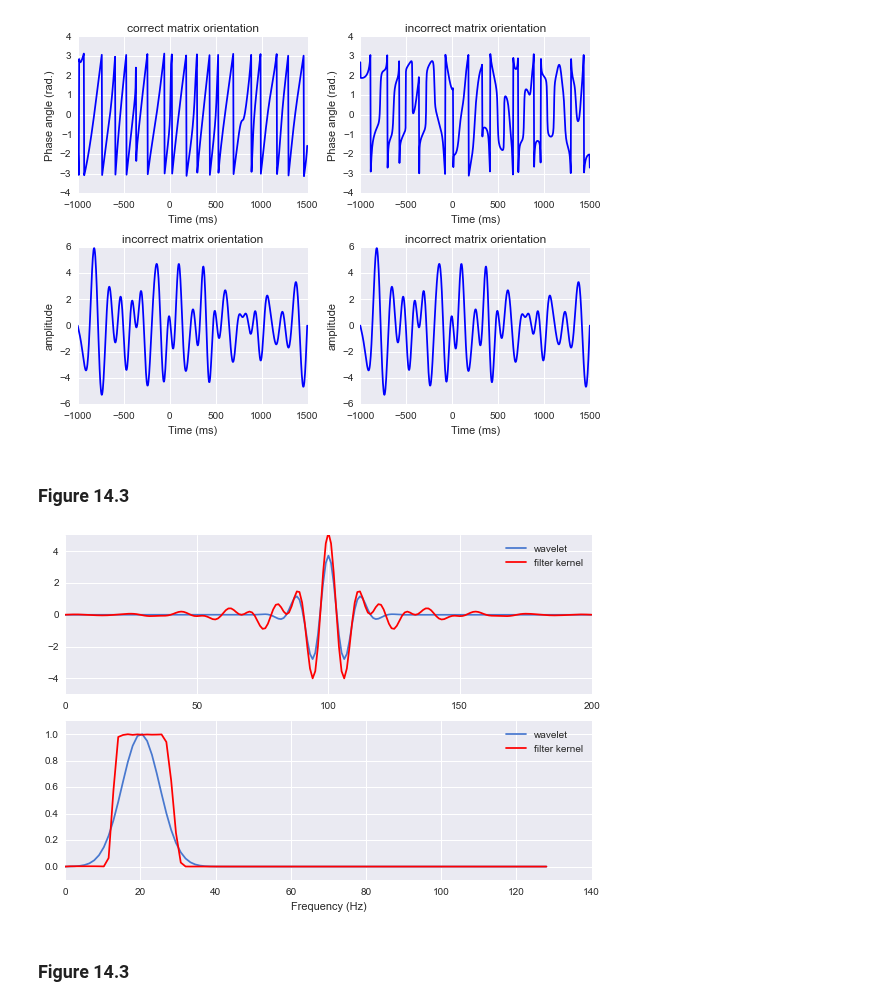
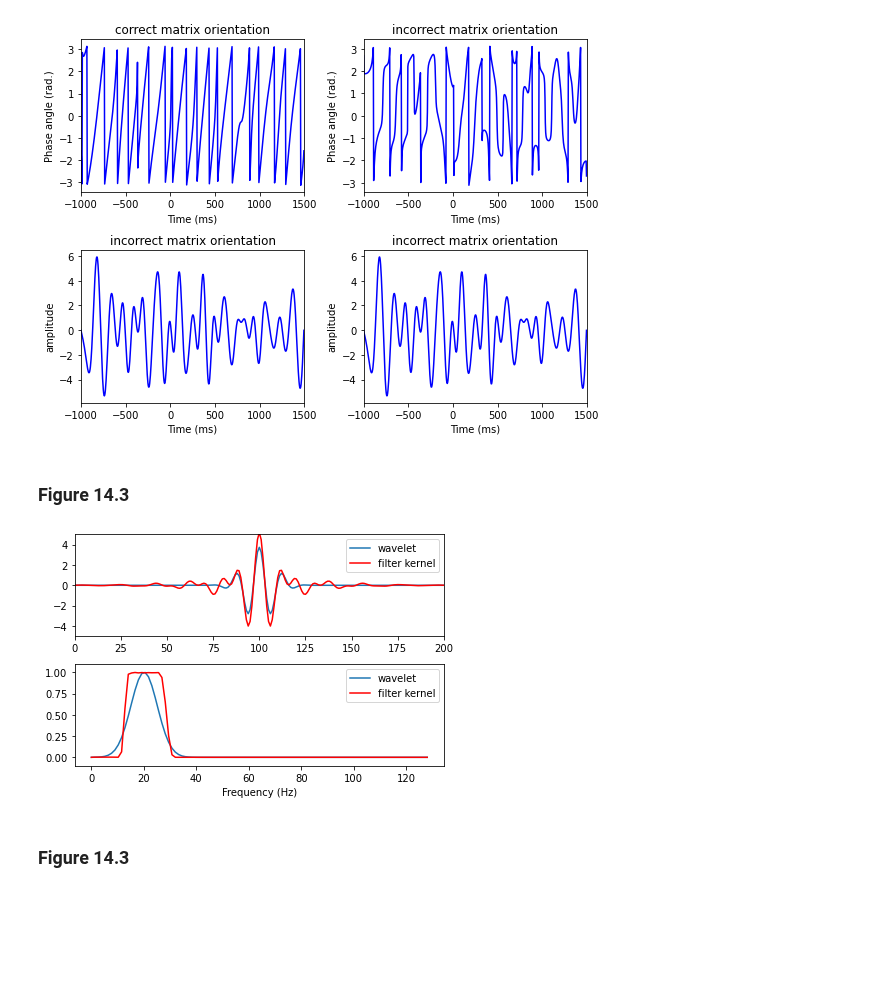
Before and after one commit to lyndond/Analyzing_Neural_Time_Series, a Jupyter notebook: chapter14.ipynb, the cells around one changed output. Saved outputs shown, nothing was run; the diff lists cells and outputs as text; code cells hidden in the pictures; blank space fills up the shorter version.

```diff
--- a/chapter14.ipynb
+++ b/chapter14.ipynb
@@ -21,5 +16 @@ Import optional seaborn library for prettier plots.
-# %%
-import seaborn as sns
-sns.set_palette('muted')
-sns.set_style('darkgrid')
 # %% [markdown]
@@ -111,12 +96,12 @@ from firls import firls
 # using the phases from the Hilbert transform to test whether the matrix input was correct)
 
 
-nyquist = EEGsrate/2.
+nyquist = EEGsrate//2
 lower_filter_bound = 4. #hz
 upper_filter_bound = 10. #hz
 
 transition_width = 0.2
-filter_order = np.round(3*EEGsrate/lower_filter_bound)
+filter_order = (3*EEGsrate//lower_filter_bound) + 1
 
 #create filter shape
 
@@ -128,9 +113,9 @@ idealresponse = np.array([0,0,1,1,0,0])
 filterweights = firls(filter_order,ffrequencies,idealresponse) #use firls script described above
 
 #apply the filter kernal to the data to obtain the band-pass filtered signal
-filtered_data = zeros([EEGnbchan,EEGpnts]);
+filtered_data = zeros([EEGnbchan,EEGpnts])
 
-for chani in xrange(EEGnbchan):
+for chani in range(EEGnbchan):
     filtered_data[chani,:] = sig.filtfilt(filterweights,1,EEGdata[chani,:,0])
 
 #  apply hilbert transform in correct and incorrect orientations
@@ -170,11 +155,10 @@ plt.setp(gca,'xlim',[-1000, 1500])
 
 plt.tight_layout()
 # %% [output]
-[figure, old version]
+[figure, new version]
 # %% [markdown]
 ### Figure 14.3
 # %%
-from scipy.stats.mstats import zscore
 
 center_freq = 20 #in hz
 filter_frequency_spread = 6 #Hz, +- center frequency
@@ -190,7 +174,7 @@ wavelet = zscore(wavelet)
 fft_wavelet = absolute(fft(wavelet))
 fft_wavelet /= np.max(fft_wavelet) #normalized to one for visual comparison case
 
-hz_wavelet = np.linspace(0,nyquist,len(time)/2. + 1)
+hz_wavelet = np.linspace(0,nyquist,len(time)//2 + 1)
 
 #construct filter kernel
 
@@ -200,43 +184,43 @@ ffrequencies   = np.array([ 0, (1-transition_width)*(center_freq-filter_frequenc
                   (center_freq-filter_frequency_spread),
                   (center_freq+filter_frequency_spread),
                   (1+transition_width)*(center_freq+filter_frequency_spread),
-                  nyquist ])/nyquist;
+                  nyquist ])/nyquist
 
 
 idealresponse = np.array([0,0,1,1,0,0])
-filterweights = zscore(firls(200,ffrequencies,idealresponse))
+filterweights = zscore(firls(201,ffrequencies,idealresponse))
 
 #also compute weights using firwin
 filterweights1=zscore(sig.firwin(201,np.array([center_freq-filter_frequency_spread,
                                   center_freq+filter_frequency_spread])/nyquist))
 
 #compute its power spectrum
 fft_filtkern = np.absolute(fft(filterweights))
 fft_filtkern /=np.max(fft_filtkern) #again normalize to 1 for comparison
 
 fft_filtkern1 = np.absolute(fft(filterweights1))[:-1]
 fft_filtkern1 /=np.max(fft_filtkern1)
 
 hz_filtkern = np.linspace(0,nyquist,101) #list of frequencies in hz corresponding to fitler kernel
 
 #plot wavelet and filter kernel
 plt.subplot(211)
 plt.plot(real(wavelet))
 plt.plot(filterweights,'r')
 plt.legend(["wavelet","filter kernel"])
 plt.setp(plt.gca(),'xlim',[0, 200],'ylim',[-5, 5])
 
 #plot power spectra
 plt.subplot(212)
 plt.plot(hz_wavelet,fft_wavelet[:int(ceil(len(fft_wavelet)/2.))])
 plt.plot(hz_filtkern,fft_filtkern[:int(ceil(len(fft_filtkern)/2.))],'r')
 plt.legend(['wavelet','filter kernel'])
 plt.setp(plt.gca(),'ylim',[-.1, 1.1])
 plt.xlabel('Frequency (Hz)')
 
 plt.tight_layout()
 # %% [output]
-[figure, old version]
+[figure, new version]
 # %% [markdown]
 ### Figure 14.3
 # %%
```
Also changed, not shown: parts of 26 cells of this notebook, 2 other files.
